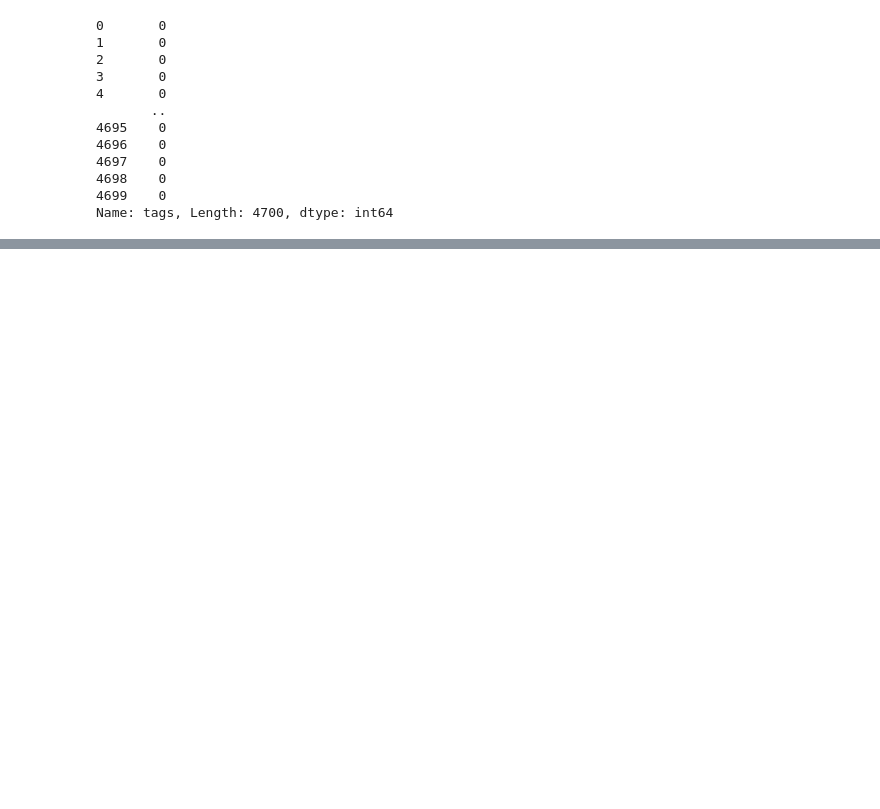
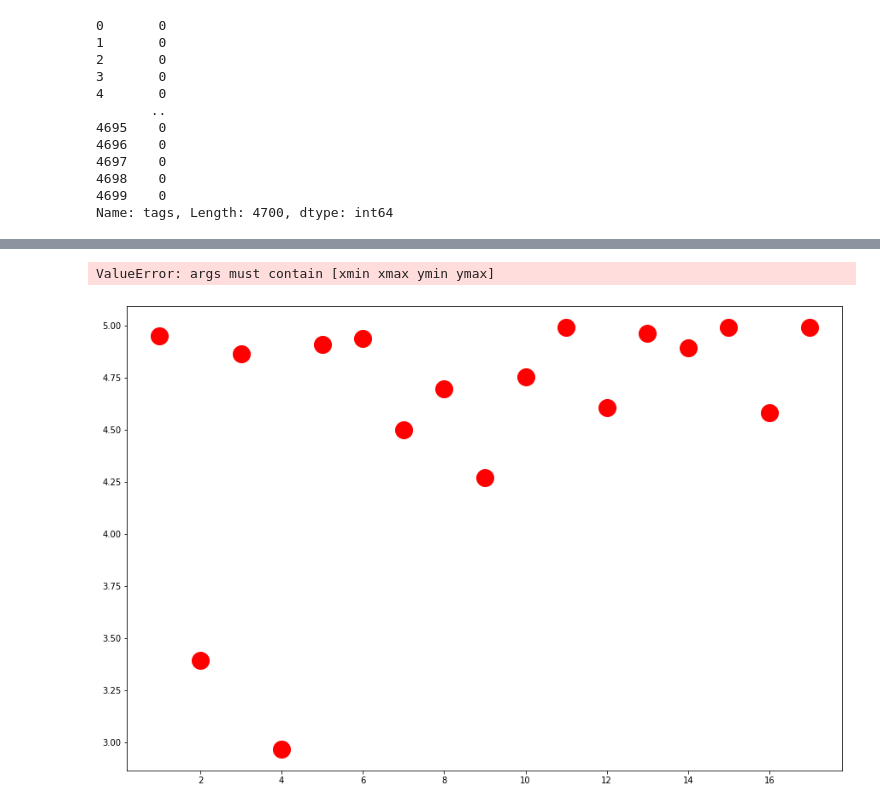
Before and after one commit to something-cool/french-bread, a Jupyter notebook: data_visual.ipynb, the cells around one changed output, grey strips where cells are left out. Drawn from its saved outputs; the diff is of its cells as text; code cells hidden in the pictures; blank space fills up the shorter version.

```diff
--- a/data_visual.ipynb
+++ b/data_visual.ipynb
@@ -56,0 +47,39 @@ my_hero_df['rating'].mean()
+# %%
+ratings = [my_hero['rating'].mean(), black_clover['rating'].mean(), dr_stone['rating'].mean(), boruto_naruto_next_generations['rating'].mean(), food_wars_shokugeki_no_sama['rating'].mean(), welcome_to_demon_school['rating'].mean(),
+fire_force['rating'].mean(), sword_art_online ['rating'].mean(), naruto_shippuden['rating'].mean(), rezero_starting_life['rating'].mean(), jojos_bizzare_adventure['rating'].mean(), slime['rating'].mean(),
+demon_slayer['rating'].mean(), naruto['rating'].mean(), hunter_x_hunter ['rating'].mean(), dragon_ball_super['rating'].mean(), fullmetal_alchemist['rating'].mean()]
+my_hero = anime_df.loc[anime_df['show_title'] == 'my-hero-academia']
+
+black_clover = anime_df.loc[anime_df['show_title'] == 'black-clover']
+
+dr_stone = anime_df.loc[anime_df['show_title'] == 'dr-stone']
+
+boruto_naruto_next_generations = anime_df.loc[anime_df['show_title'] == 'boruto-naruto-next-generations']
+
+food_wars_shokugeki_no_sama = anime_df.loc[anime_df['show_title'] == 'food-wars-shokugeki-no-soma']
+
+welcome_to_demon_school = anime_df.loc[anime_df['show_title'] == 'welcome-to-demon-school-iruma-kun']
+
+fire_force = anime_df.loc[anime_df['show_title'] == 'fire-force']
+
+sword_art_online = anime_df.loc[anime_df['show_title'] == 'sword-art-online']
+
+naruto_shippuden = anime_df.loc[anime_df['show_title'] == 'naruto-shippuden']
+
+rezero_starting_life = anime_df.loc[anime_df['show_title'] == 'rezero-starting-life-in-another-world-']
+
+jojos_bizzare_adventure = anime_df.loc[anime_df['show_title'] == 'jojos-bizarre-adventure']
+
+slime = anime_df.loc[anime_df['show_title'] == 'that-time-i-got-reincarnated-as-a-slime']
+
+demon_slayer = anime_df.loc[anime_df['show_title'] == 'demon-slayer-kimetsu-no-yaiba']
+
+hunter_x_hunter = anime_df.loc[anime_df['show_title'] == 'hunter-x-hunter']
+
+naruto = anime_df.loc[anime_df['show_title'] == 'naruto']
+
+dragon_ball_super = anime_df.loc[anime_df['show_title'] == 'dragon-ball-super']
+
+fullmetal_alchemist = anime_df.loc[anime_df['show_title'] == 'fullmetal-alchemist-brotherhood']
+
+ratings
@@ -130,0 +190,8 @@ Counter({'action': 2778,
+# %%
+plt.figure(figsize=(15,10))
+plt.plot([1,2,3,4,5,6,7,8,9,10,11,12,13,14,15,16,17], ratings, 'ro', markersize=20)
+plt.axis([1, 2, 3, 4, 5])
+plt.show()
+# %% [output]
+ValueError: args must contain [xmin xmax ymin ymax]
+[figure, added]
```
Also changed, not shown: parts of 8 cells of this notebook, 1 other file.
